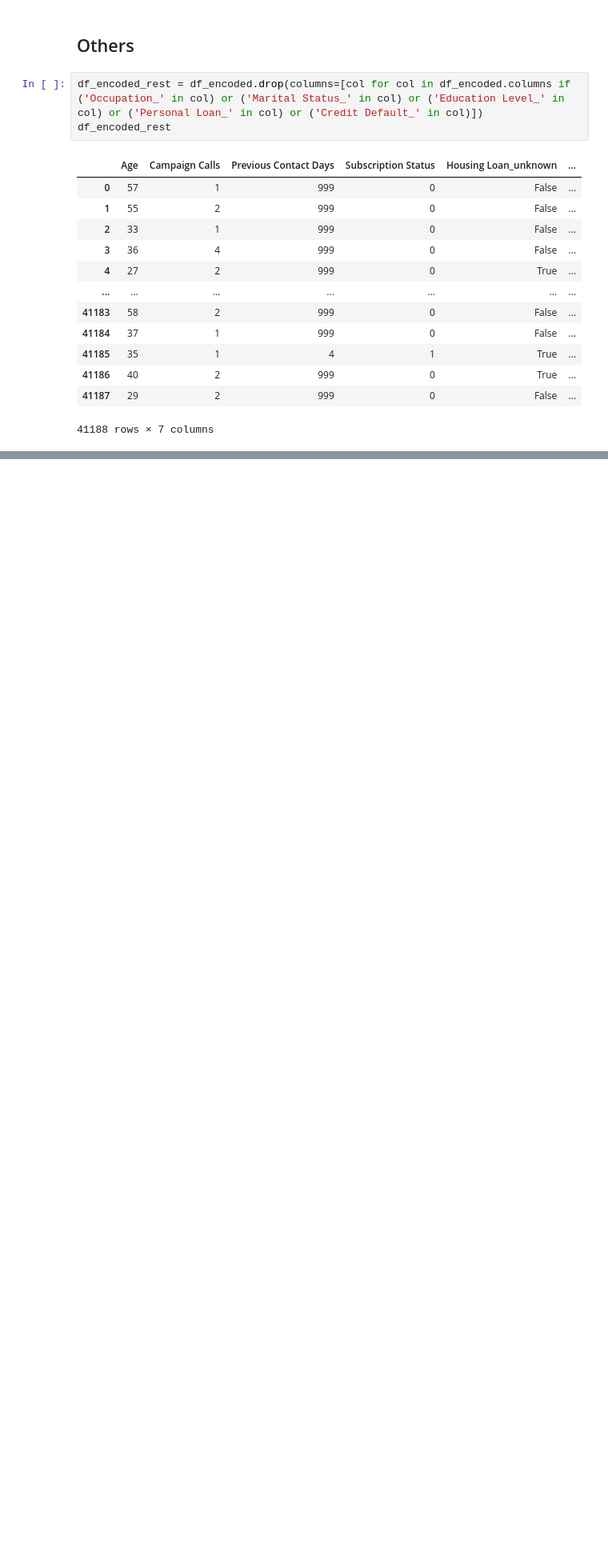
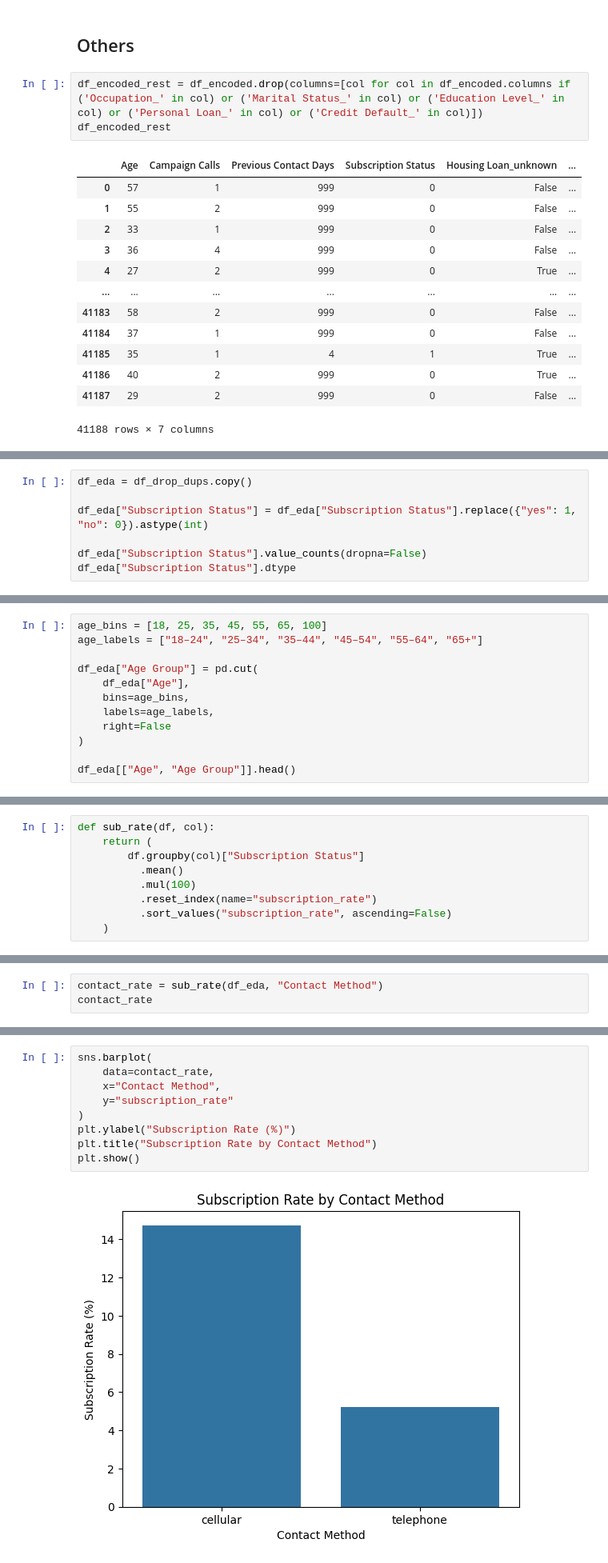
Before and after one commit to JadeWong00/AI-SOLUTION-DEVELOPMENT-PROJECT, a Jupyter notebook: eda.ipynb, the cells around one changed output, grey strips where cells are left out. Shown at 80% size. Drawn from its saved outputs; the diff is of its cells as text; blank space fills up the shorter version.

Commit message:
Jade: Focusing four attributes - Age, Credit Default, Contact Method and Subscription Status

```diff
--- a/eda.ipynb
+++ b/eda.ipynb
@@ -410,0 +426,7 @@ sns.heatmap(df_encoded_rest.corr(numeric_only=True), annot=True, fmt=".2f")
+# %%
+df_eda = df_drop_dups.copy()
+
+df_eda["Subscription Status"] = df_eda["Subscription Status"].replace({"yes": 1, "no": 0}).astype(int)
+
+df_eda["Subscription Status"].value_counts(dropna=False)
+df_eda["Subscription Status"].dtype
@@ -410,0 +437,12 @@ sns.heatmap(df_encoded_rest.corr(numeric_only=True), annot=True, fmt=".2f")
+# %%
+age_bins = [18, 25, 35, 45, 55, 65, 100]
+age_labels = ["18–24", "25–34", "35–44", "45–54", "55–64", "65+"]
+
+df_eda["Age Group"] = pd.cut(
+    df_eda["Age"],
+    bins=age_bins,
+    labels=age_labels,
+    right=False
+)
+
+df_eda[["Age", "Age Group"]].head()
@@ -410,0 +458,9 @@ sns.heatmap(df_encoded_rest.corr(numeric_only=True), annot=True, fmt=".2f")
+# %%
+def sub_rate(df, col):
+    return (
+        df.groupby(col)["Subscription Status"]
+          .mean()
+          .mul(100)
+          .reset_index(name="subscription_rate")
+          .sort_values("subscription_rate", ascending=False)
+    )
@@ -410,0 +491,3 @@ sns.heatmap(df_encoded_rest.corr(numeric_only=True), annot=True, fmt=".2f")
+# %%
+contact_rate = sub_rate(df_eda, "Contact Method")
+contact_rate
@@ -410,0 +498,11 @@ sns.heatmap(df_encoded_rest.corr(numeric_only=True), annot=True, fmt=".2f")
+# %%
+sns.barplot(
+    data=contact_rate,
+    x="Contact Method",
+    y="subscription_rate"
+)
+plt.ylabel("Subscription Rate (%)")
+plt.title("Subscription Rate by Contact Method")
+plt.show()
+# %% [output]
+[figure, added]
```
Also changed, not shown: parts of 22 cells of this notebook.
